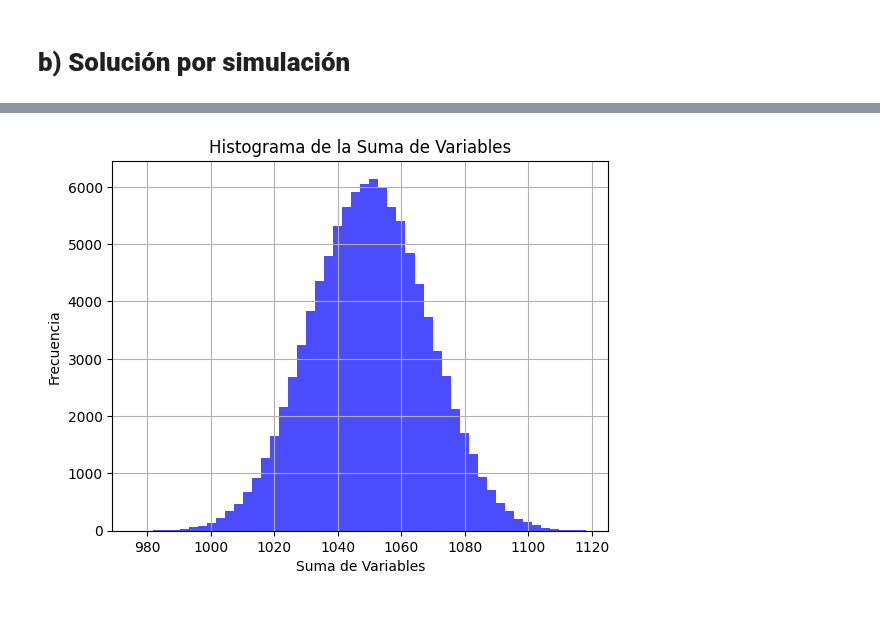
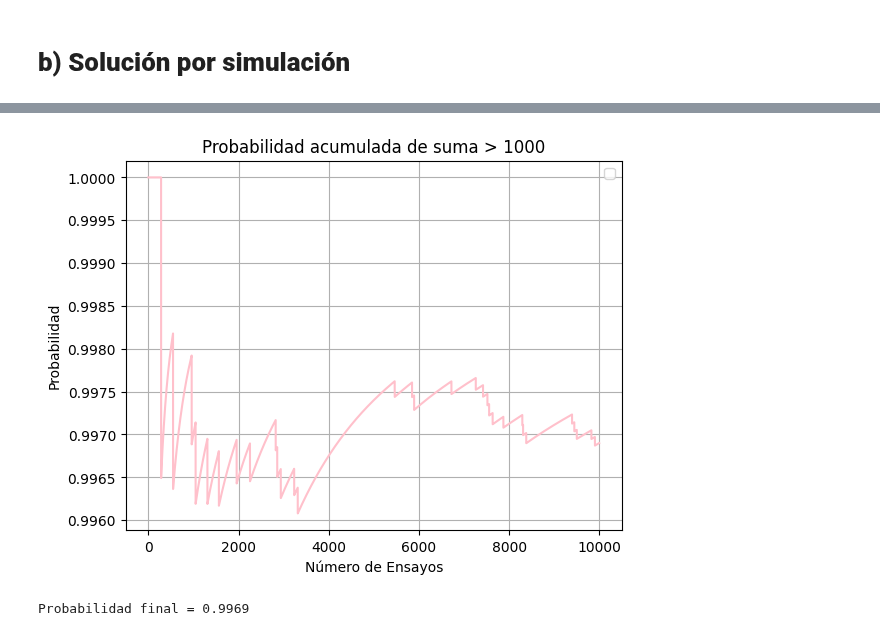
Before and after one commit to 0DianaHernandez/Simulaci-n-I, a Jupyter notebook: Camion_de_Transporte_.ipynb, the cells around one changed output, grey strips where cells are left out. Drawn from its saved outputs; the diff is of its cells as text; code cells hidden in the pictures.

```diff
--- a/Camion_de_Transporte_.ipynb
+++ b/Camion_de_Transporte_.ipynb
@@ -135,18 +137,19 @@ $$
 # %%
 #1.- Generar las variables aleatorias x_1,...,x_5
 
+numero_de_ensayos = 10000
+sumas = []
+probabilidades = []
+
 contador = 0
-numero_de_ensayos = 100000
-sumas = []
 
-for _ in range(numero_de_ensayos):
+for ensayo in range(numero_de_ensayos):
     suma_variables = 0
     for i in range(5):
         U = random.uniform(0, 1)
         if 0 <= U <= 0.5:
             X = a + math.sqrt(U * (b - a) * (c - a))
         else:
-          if 0.5<U<=1:
             X = b - math.sqrt((1 - U) * (b - a) * (b - c))
         suma_variables += X
     sumas.append(suma_variables)
@@ -154,13 +157,17 @@ for _ in range(numero_de_ensayos):
     if suma_variables > 1000:
         contador += 1
 
-probabilidad = contador / numero_de_ensayos
-print("Probabilidad =", probabilidad)
+    probabilidad_actual = contador / (ensayo + 1)  # ensayo + 1 para evitar división por cero y ajustar el índice
+    probabilidades.append(probabilidad_actual)
 
-plt.hist(sumas, bins=50, color='blue', alpha=0.7)
-plt.xlabel('Suma de Variables')
-plt.ylabel('Frecuencia')
-plt.title('Histograma de la Suma de Variables')
+# Graficar las probabilidades
+plt.plot(probabilidades, color='pink')
+plt.xlabel('Número de Ensayos')
+plt.ylabel('Probabilidad')
+plt.title('Probabilidad acumulada de suma > 1000')
 plt.grid(True)
+plt.legend()
 plt.show()
+
+print("Probabilidad final =", probabilidades[-1])
 # %% [output]
@@ -168,4 +175,5 @@ Probabilidad = 0.99755
-[figure, old version]
+[figure, new version]
+Probabilidad final = 0.9969
 # %%
 '''
 EJERCICIO 2:
```
Also changed, not shown: parts of 6 cells of this notebook.
